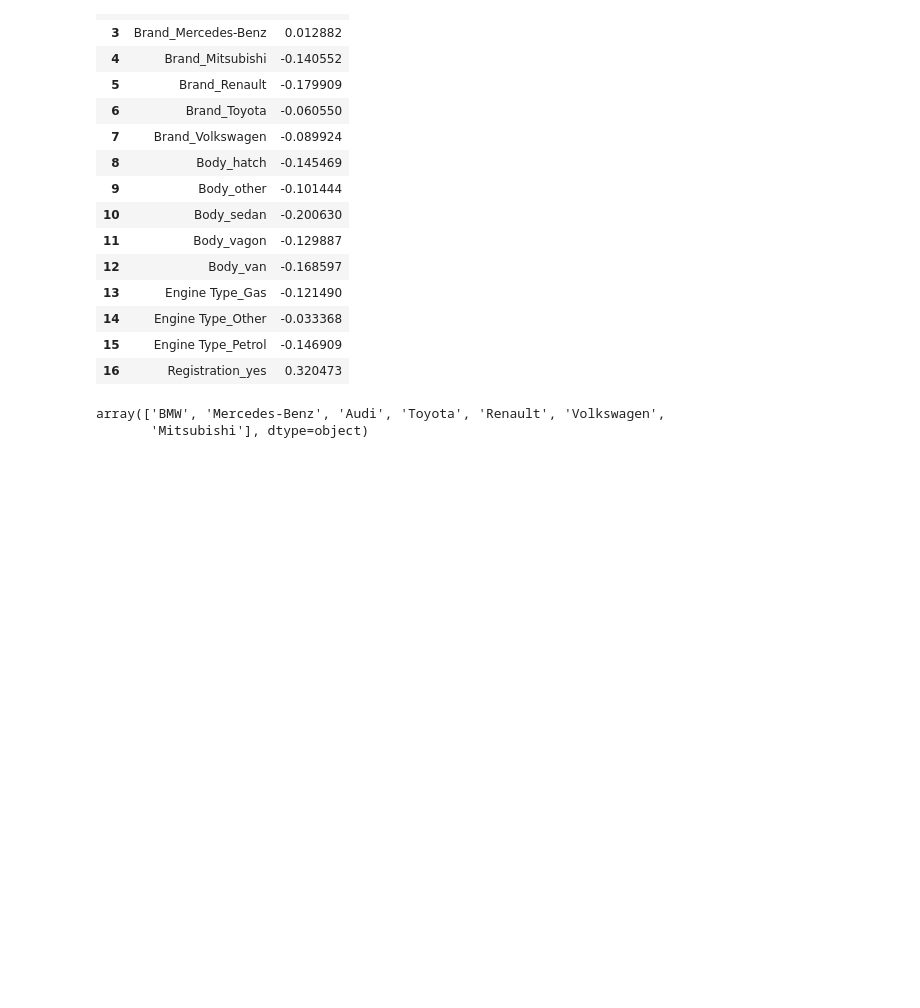
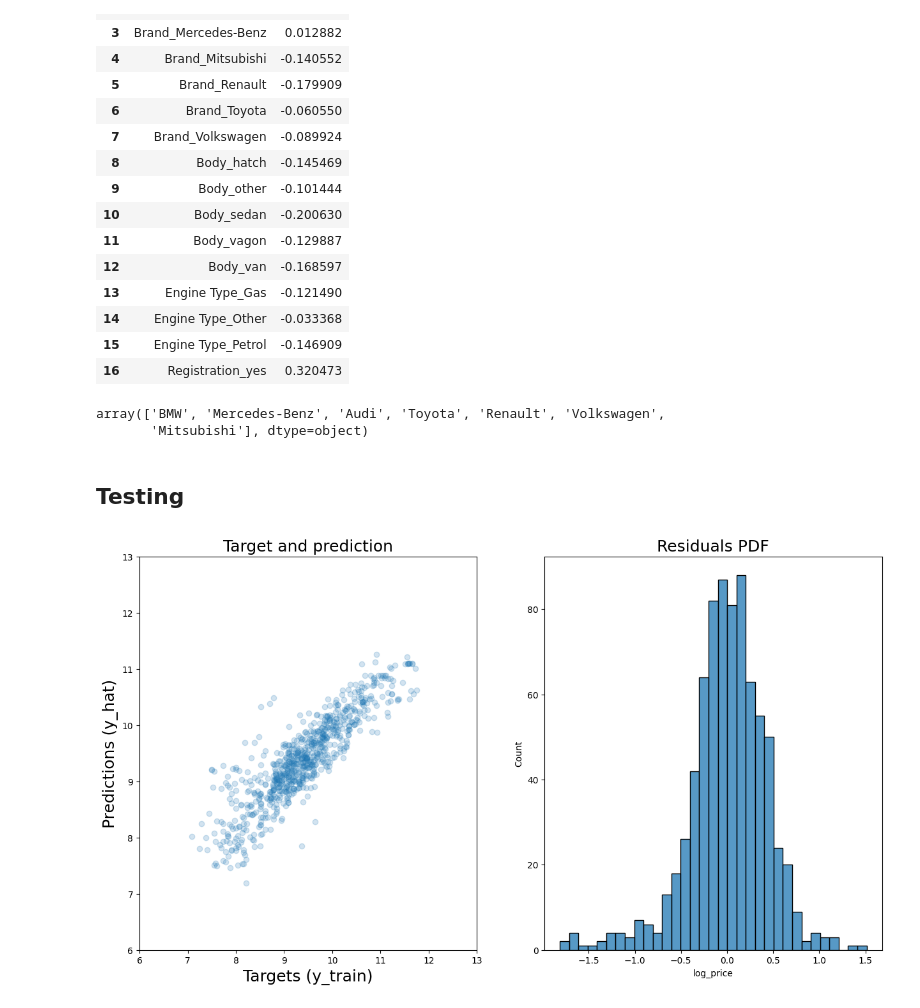
Before and after one commit to ShravanJadhav/Car_Price_Analysis, a Jupyter notebook: Car_Analysis.ipynb, the cells around one changed output. Cells and saved outputs as stored; diff of their text form; code cells hidden in the pictures; blank space fills up the shorter version.

```diff
--- a/Car_Analysis.ipynb
+++ b/Car_Analysis.ipynb
@@ -562,3 +562,29 @@ data_cleaned['Brand'].unique()
 # %% [output]
 array(['BMW', 'Mercedes-Benz', 'Audi', 'Toyota', 'Renault', 'Volkswagen',
        'Mitsubishi'], dtype=object)
+# %% [markdown]
+## Testing
+# %%
+# testing the model using inputs are 'x_test', while the outputs: 'y_test'
+
+y_hat_test = reg.predict(x_test)
+# %%
+# camparing test target y_test and  y_hat_test prediction
+
+x,y = plt.subplots(1,2, figsize=(15,8))
+plt.subplot(1,2,1)
+plt.scatter(y_test, y_hat_test, alpha=0.2)
+plt.xlabel('Targets (y_train)',size=18)
+plt.ylabel('Predictions (y_hat)',size=18)
+plt.title("Target and prediction", size=18)
+
+plt.xlim(6,13)
+plt.ylim(6,13)
+
+plt.subplot(1,2,2)
+sns.histplot(y_test - y_hat_test)
+plt.title("Residuals PDF", size=18)
+
+plt.show()
+# %% [output]
+[figure, added]
```
Also changed, not shown: parts of 10 cells of this notebook.
